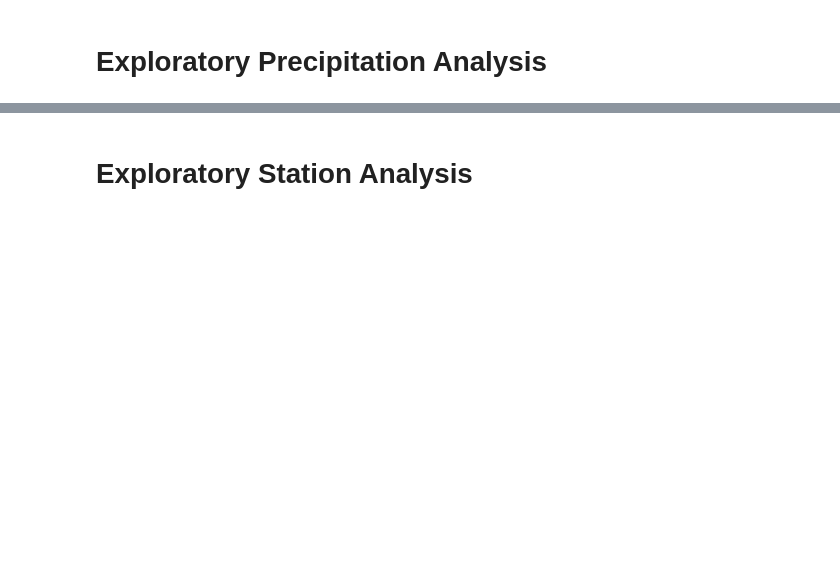
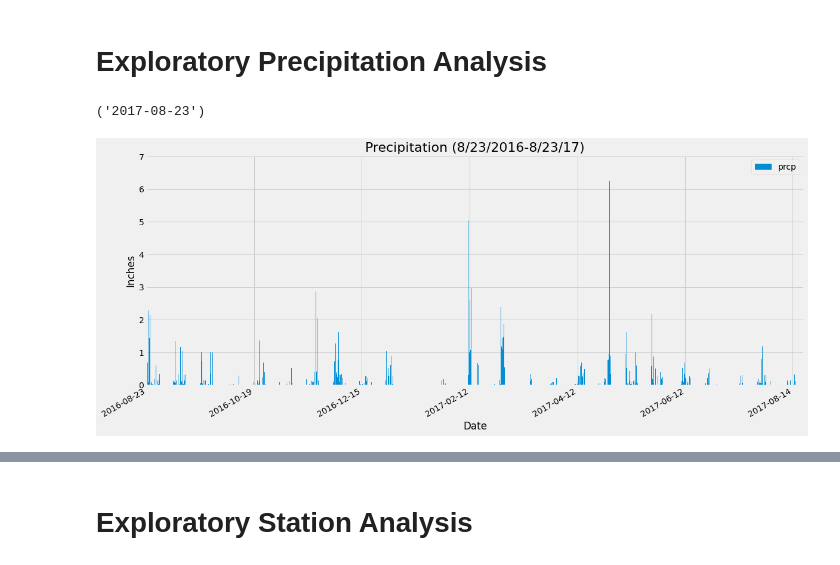
Before and after one commit to mpario/sqlalchemy-challenge, a Jupyter notebook: climate_starter.ipynb, the cells around one changed output, grey strips where cells are left out. Cells and saved outputs as stored; diff of their text form; code cells hidden in the pictures; blank space fills up the shorter version.

```diff
--- a/climate_starter.ipynb
+++ b/climate_starter.ipynb
@@ -18,6 +19,6 @@ from sqlalchemy import create_engine, func
 # %%
 # create engine to hawaii.sqlite
-engine = create_engine("sqlite:///hawaii.sqlite")
+engine = create_engine("sqlite:///Resources/hawaii.sqlite")
 # %%
 # reflect an existing database into a new model
 Base = automap_base()
@@ -31,4 +32,7 @@ Base.classes.keys()
 # %%
 # Save references to each table
+Measurement = Base.classes.measurement
+Station = Base.classes.station
 # %%
 # Create our session (link) from Python to the DB
+session = Session(engine)
@@ -36,22 +68,41 @@ Base.classes.keys()
 # Exploratory Precipitation Analysis
 # %%
 # Find the most recent date in the data set.
+session.query(Measurement.date).order_by(Measurement.date.desc()).first()
+# %% [output]
+('2017-08-23')
 # %%
 # Design a query to retrieve the last 12 months of precipitation data and plot the results.
 # Starting from the most recent data point in the database.
-
 # Calculate the date one year from the last date in data set.
-
+end_date = dt.date(2017, 8, 23)
+start_date = end_date - dt.timedelta(days=365)
 
 # Perform a query to retrieve the data and precipitation scores
-
+year_precip = session.query(Measurement.date, Measurement.prcp)\
+    .filter(Measurement.date.between(start_date, end_date))\
+    .all()
 
 # Save the query results as a Pandas DataFrame and set the index to the date column
-
+year_precip_df = pd.DataFrame(year_precip)
+# year_precip_df = year_precip_df.dropna()
 
 # Sort the dataframe by date
-
+year_precip_df.sort_values('date', inplace=True)
+# year_precip_df.head(25)
 
 # Use Pandas Plotting with Matplotlib to plot the data
+year_precip_df.set_index('date', inplace=True)
+year_precip_df.plot(kind='bar', figsize=(16,7))
+plt.tight_layout()
+plt.title("Precipitation (8/23/2016-8/23/17)", fontsize=22)
+plt.xlabel("Date")
+plt.ylabel("Inches")
+ax = plt.gca()
+ax.xaxis.set_major_locator(mdates.MonthLocator(bymonth=1))
+plt.gcf().autofmt_xdate() # Rotation
+plt.show()
+# %% [output]
+[figure, added]
 # %%
 # Use Pandas to calcualte the summary statistics for the precipitation data
```
Also changed, not shown: parts of 12 cells of this notebook, 1 other file.
